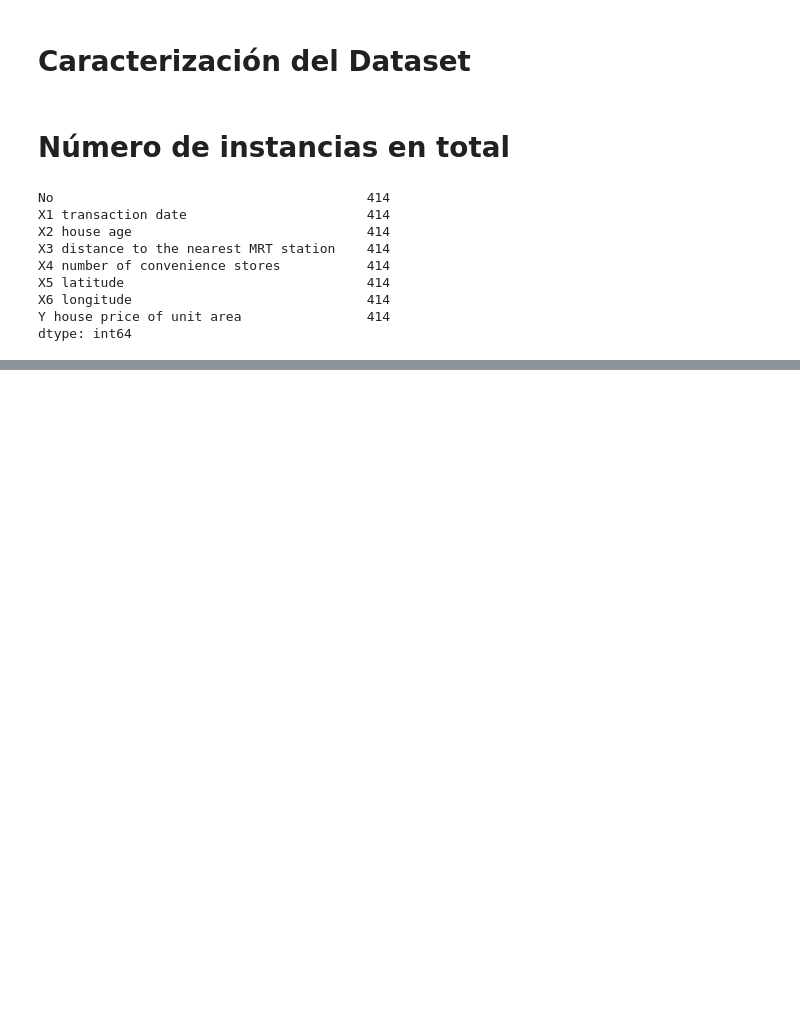
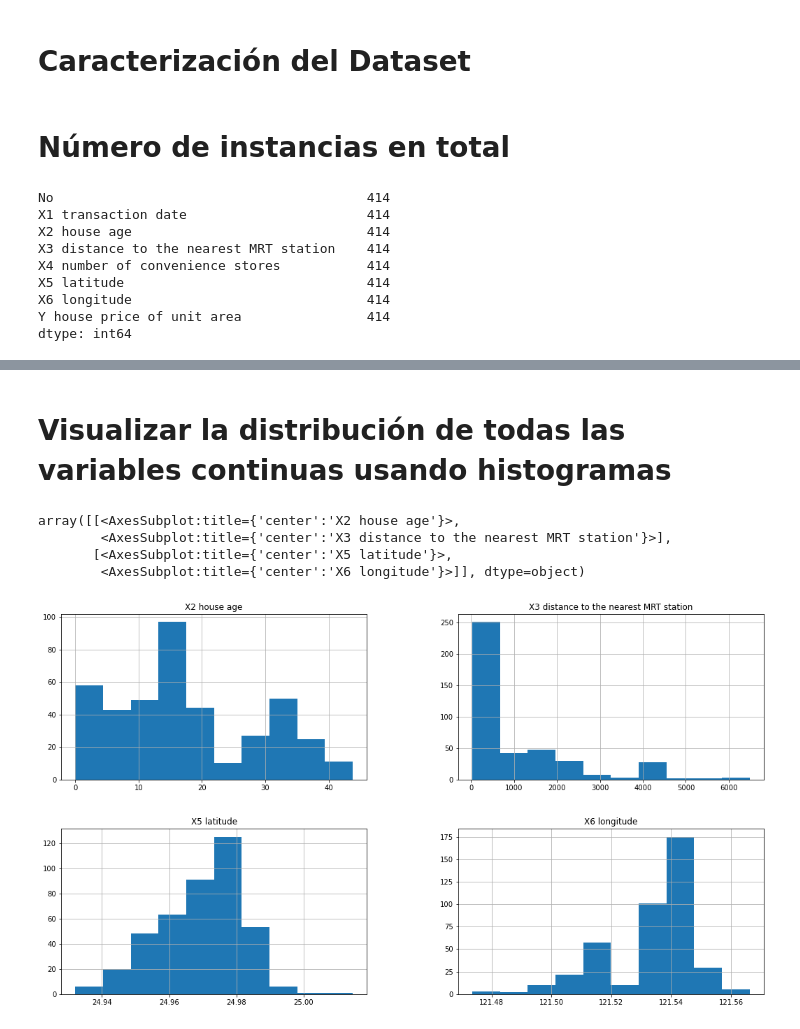
Before and after one commit to sfbarragan/RegresionLineal, a Jupyter notebook: [NRC_6292] StevenBarragan_Lab3.ipynb, the cells around one changed output, grey strips where cells are left out. Saved outputs shown, nothing was run; the diff lists cells and outputs as text; code cells hidden in the pictures; blank space fills up the shorter version.

```diff
--- a/[NRC_6292] StevenBarragan_Lab3.ipynb
+++ b/[NRC_6292] StevenBarragan_Lab3.ipynb
@@ -90,0 +192,11 @@ dtype: int64
+# %% [markdown]
+# Visualizar la distribución de todas las variables continuas usando histogramas
+# %%
+# Plotting histogramas de múltiples columnas juntas
+df.hist(['X2 house age','X3 distance to the nearest MRT station','X5 latitude', 'X6 longitude'], figsize=(18,10))
+# %% [output]
+array([[<AxesSubplot:title={'center':'X2 house age'}>,
+        <AxesSubplot:title={'center':'X3 distance to the nearest MRT station'}>],
+       [<AxesSubplot:title={'center':'X5 latitude'}>,
+        <AxesSubplot:title={'center':'X6 longitude'}>]], dtype=object)
+[figure, added]
```
Also changed, not shown: parts of 20 cells of this notebook.
